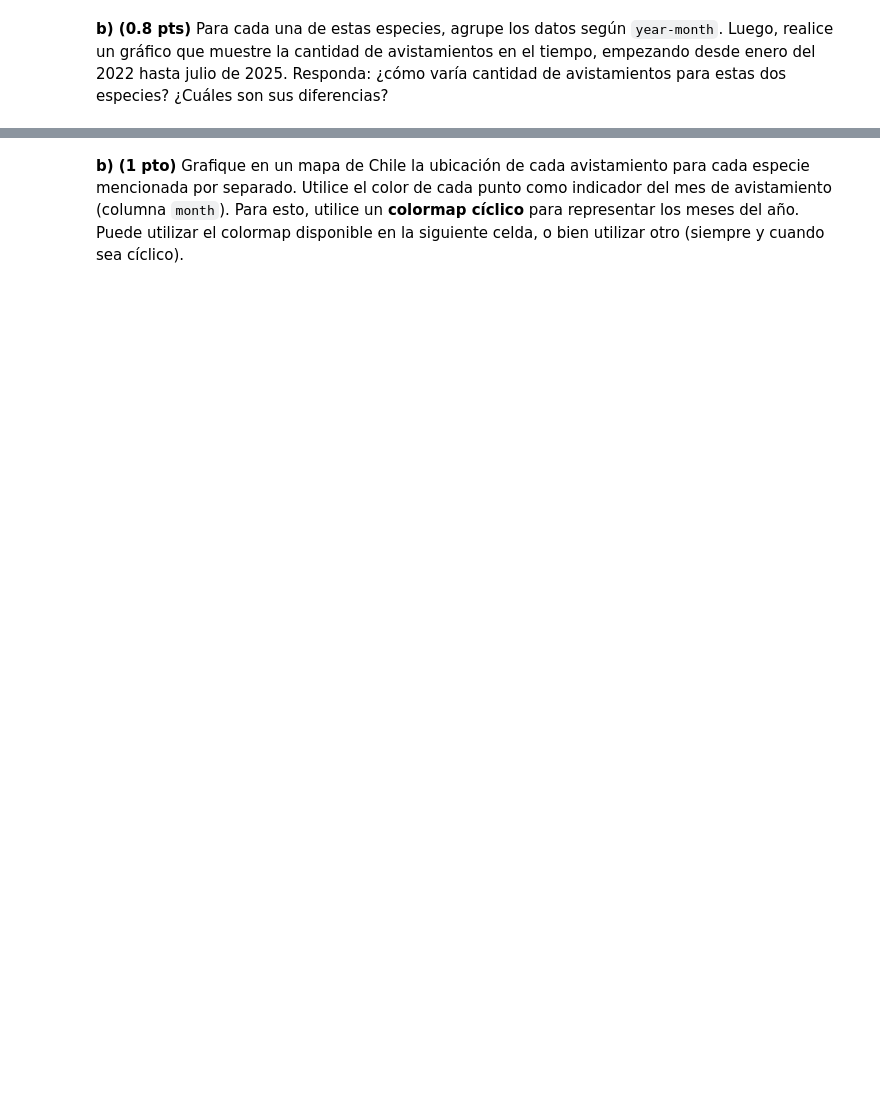
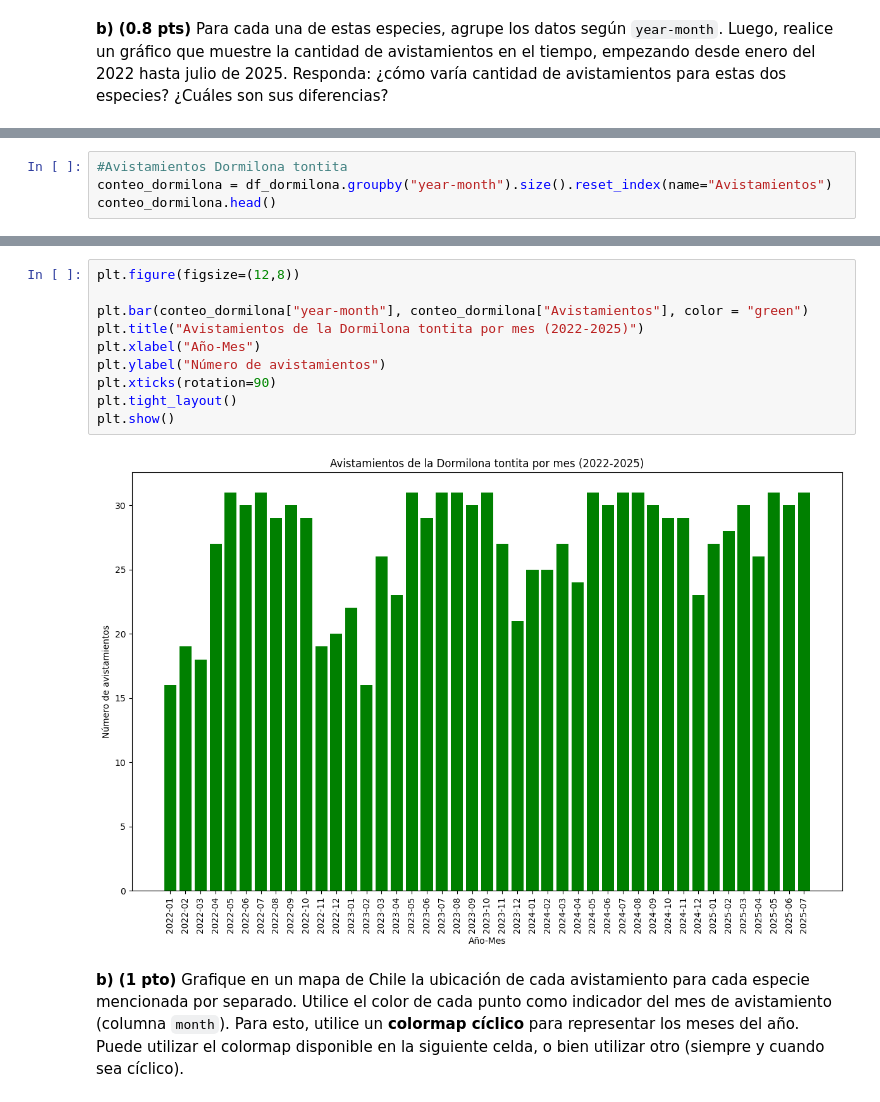
Before and after one commit to IgnOsorioo/IMT2200-Ignacio-Osorio, a Jupyter notebook: Tareas/Tarea 2/IMT2200-25s2 - Tarea 02.ipynb, the cells around one changed output, grey strips where cells are left out. Cells and saved outputs as stored; diff of their text form; blank space fills up the shorter version.

```diff
--- a/Tareas/Tarea 2/IMT2200-25s2 - Tarea 02.ipynb
+++ b/Tareas/Tarea 2/IMT2200-25s2 - Tarea 02.ipynb
@@ -303,0 +353,4 @@ Primero, genere dos nuevos dataframes con los avistamientos de cada especie por
+# %%
+#Avistamientos Dormilona tontita
+conteo_dormilona = df_dormilona.groupby("year-month").size().reset_index(name="Avistamientos")
+conteo_dormilona.head()
@@ -304,3 +364,15 @@ Primero, genere dos nuevos dataframes con los avistamientos de cada especie por
+# %%
+plt.figure(figsize=(12,8))
+
+plt.bar(conteo_dormilona["year-month"], conteo_dormilona["Avistamientos"], color = "green")
+plt.title("Avistamientos de la Dormilona tontita por mes (2022-2025)")
+plt.xlabel("Año-Mes")
+plt.ylabel("Número de avistamientos")
+plt.xticks(rotation=90)
+plt.tight_layout()
+plt.show()
+# %% [output]
+[figure, added]
 # %% [markdown]
 **b) (1 pto)** Grafique en un mapa de Chile la ubicación de cada avistamiento para cada especie mencionada por separado. Utilice el color de cada punto como indicador del mes de avistamiento (columna `month`). Para esto, utilice un **colormap cíclico** para representar los meses del año. Puede utilizar el colormap disponible en la siguiente celda, o bien utilizar otro (siempre y cuando sea cíclico).
 # %%
```
Also changed, not shown: parts of 12 cells of this notebook.
